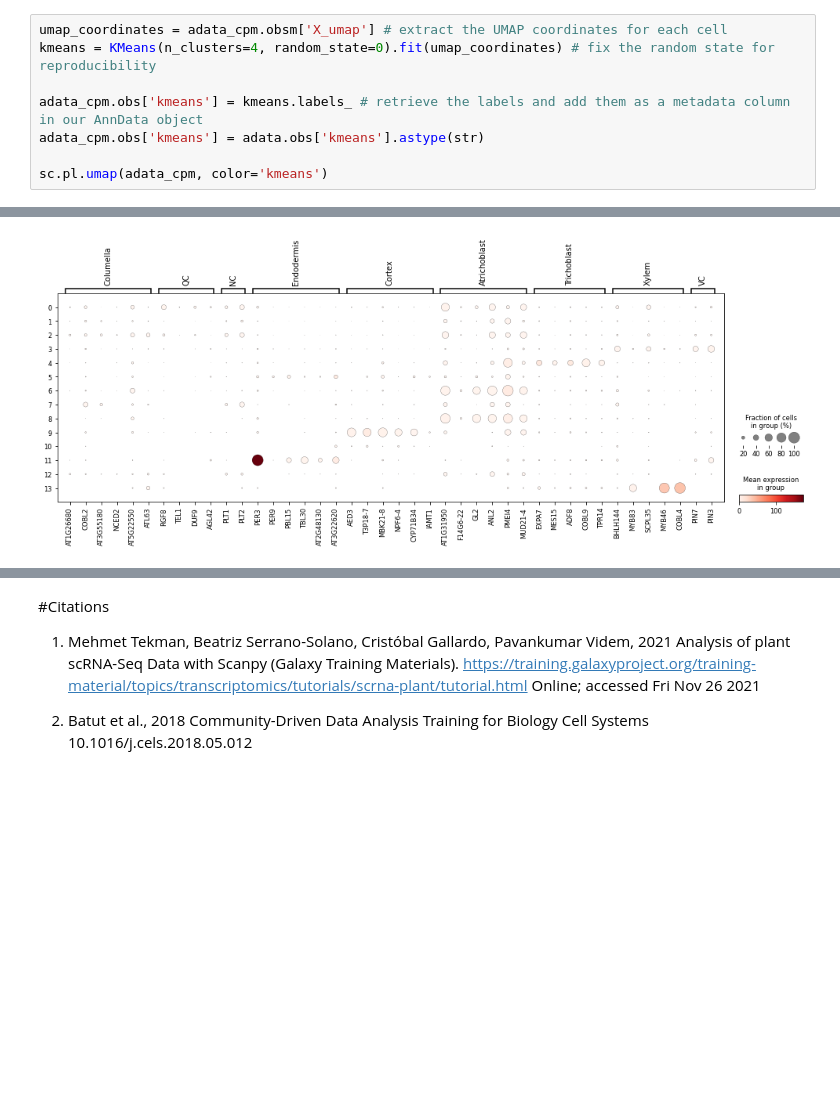
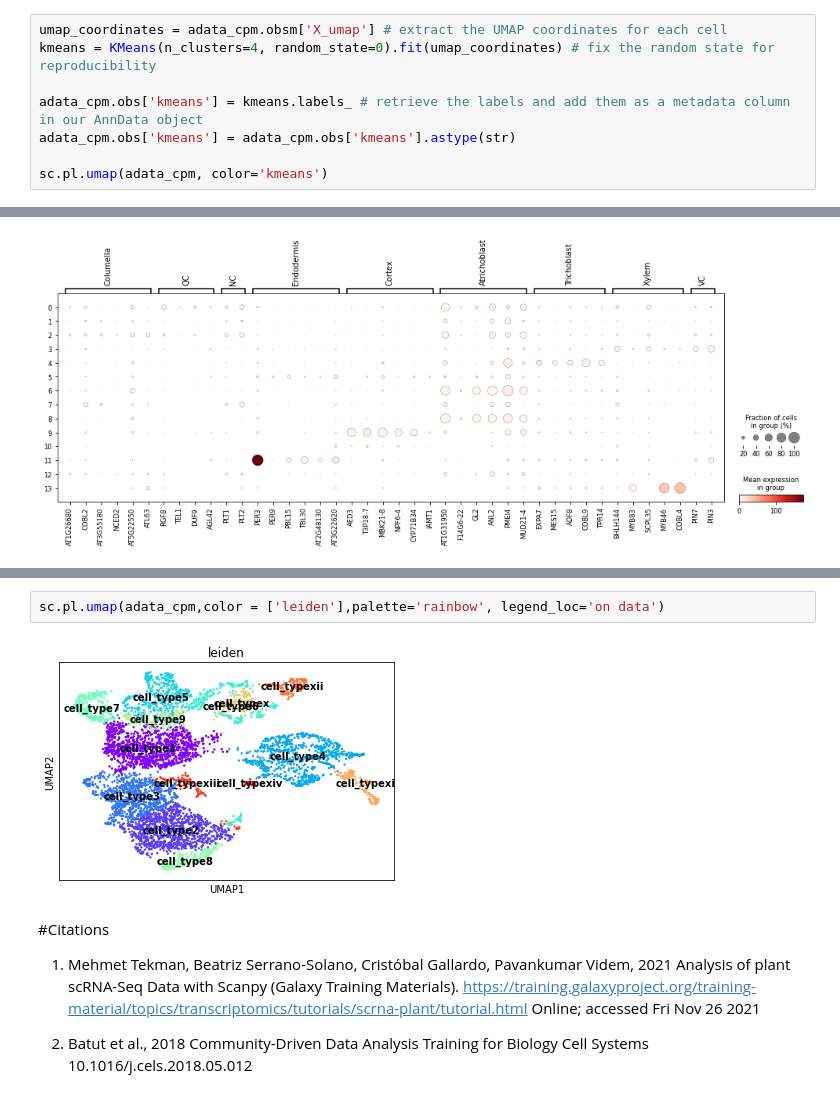
Before and after one commit to C0RD3LL/Omics, a Jupyter notebook: PlantscRNA_SeqData.ipynb, the cells around one changed output, grey strips where cells are left out. Cells and saved outputs as stored; diff of their text form; blank space fills up the shorter version.

```diff
--- a/PlantscRNA_SeqData.ipynb
+++ b/PlantscRNA_SeqData.ipynb
@@ -143,7 +139,7 @@ umap_coordinates = adata_cpm.obsm['X_umap'] # extract the UMAP coordinates for e
 kmeans = KMeans(n_clusters=4, random_state=0).fit(umap_coordinates) # fix the random state for reproducibility
 
 adata_cpm.obs['kmeans'] = kmeans.labels_ # retrieve the labels and add them as a metadata column in our AnnData object
-adata_cpm.obs['kmeans'] = adata.obs['kmeans'].astype(str)
+adata_cpm.obs['kmeans'] = adata_cpm.obs['kmeans'].astype(str)
 
 sc.pl.umap(adata_cpm, color='kmeans')
 # %% [output]
@@ -183,3 +181,7 @@ Index(['AT1G01010', 'AT1G01020', 'AT1G01030', 'AT1G01040', 'AT1G01050',
+# %%
+sc.pl.umap(adata_cpm,color = ['leiden'],palette='rainbow', legend_loc='on data')
+# %% [output]
+[figure, added]
 # %% [markdown]
 #Citations
 1. Mehmet Tekman, Beatriz Serrano-Solano, Cristóbal Gallardo, Pavankumar Videm, 2021 Analysis of plant scRNA-Seq Data with Scanpy (Galaxy Training Materials). https://training.galaxyproject.org/training-material/topics/transcriptomics/tutorials/scrna-plant/tutorial.html Online; accessed Fri Nov 26 2021
```
Also changed, not shown: parts of 4 cells of this notebook.
